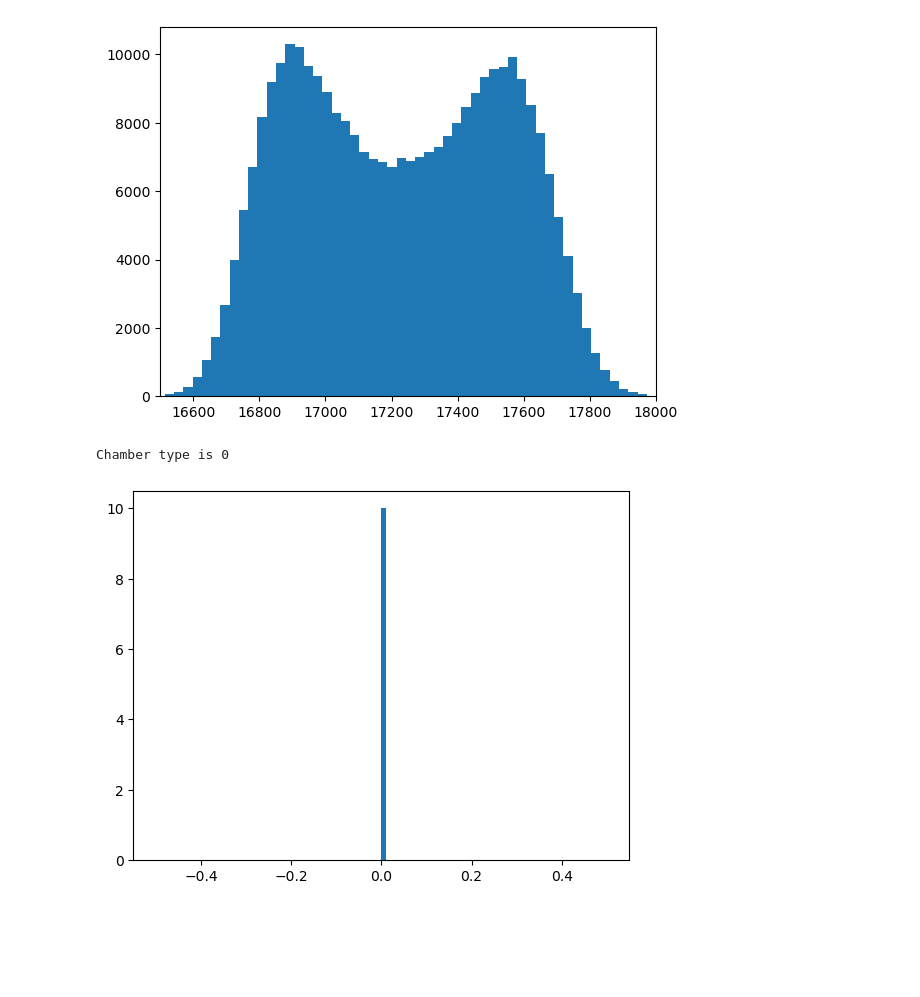
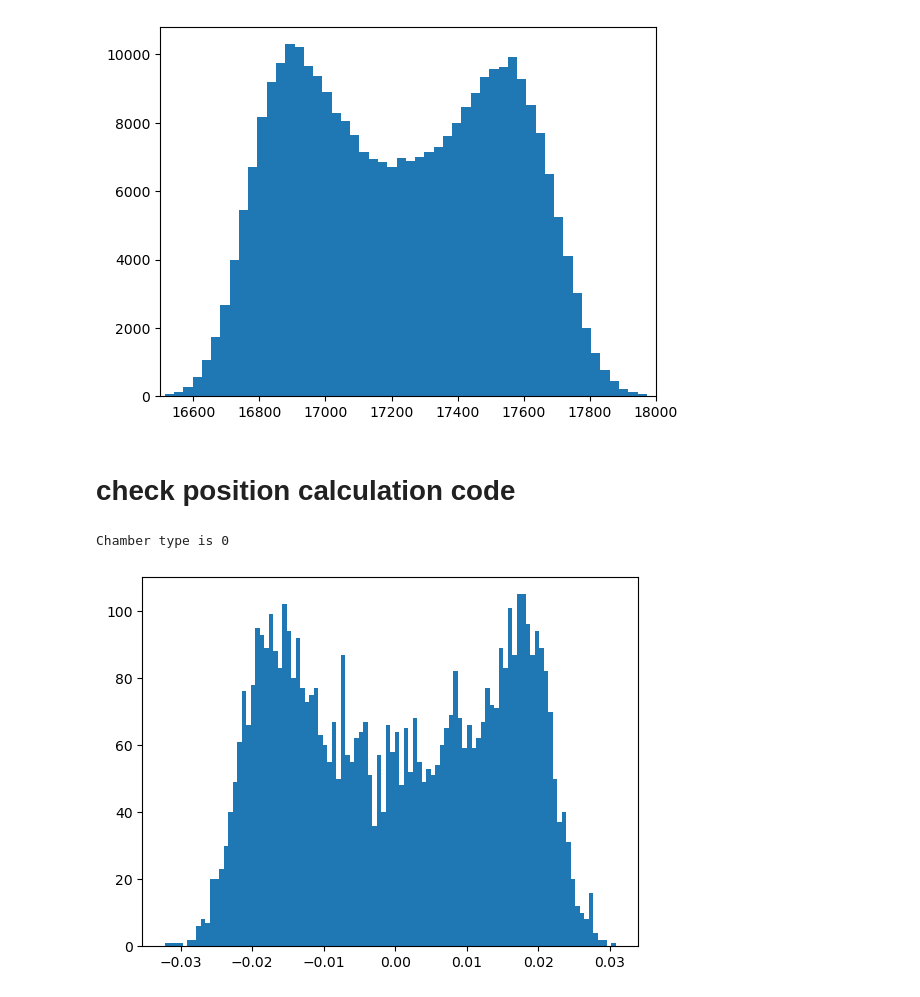
Before and after one commit to slaclab/kek-bpm-rfsoc-dev, a Jupyter notebook: software/notebooks/datfile_analysis_zcu111.ipynb, the cells around one changed output. Saved outputs shown, nothing was run; the diff lists cells and outputs as text; code cells hidden in the pictures; blank space fills up the shorter version.

Commit message:
position calculation

```diff
--- a/software/notebooks/datfile_analysis_zcu111.ipynb
+++ b/software/notebooks/datfile_analysis_zcu111.ipynb
@@ -171,6 +171,8 @@ plt.xlim(16500,18000)
 plt.show()
 # %% [output]
 [figure]
+# %% [markdown]
+# check position calculation code
 # %%
 coeffX = np.zeros(shape=[18,10], dtype=np.float32, order='C')
 coeffY = np.zeros(shape=[18,10], dtype=np.float32, order='C')
@@ -222,8 +224,8 @@ def peak_search(waveform):
 
     return np.array(mountain_maxima)
 # %%
-plt.hist(gpSubProcess(sel=0,Ain=np.array(ampFault[3][0]),Bin=np.array(ampFault[2][2]),Cin=np.array(ampFault[2][1]),Din=np.array(ampFault[2][0]))[0],bins=100)
+plt.hist(gpSubProcess(sel=0,Ain=np.array(ampFault[2][0]),Bin=np.array(ampFault[2][2]),Cin=np.array(ampFault[2][1]),Din=np.array(ampFault[2][0]))[0],bins=100)
 plt.show()
 # %% [output]
 Chamber type is 0
-[figure, old version]
+[figure, new version]
```
